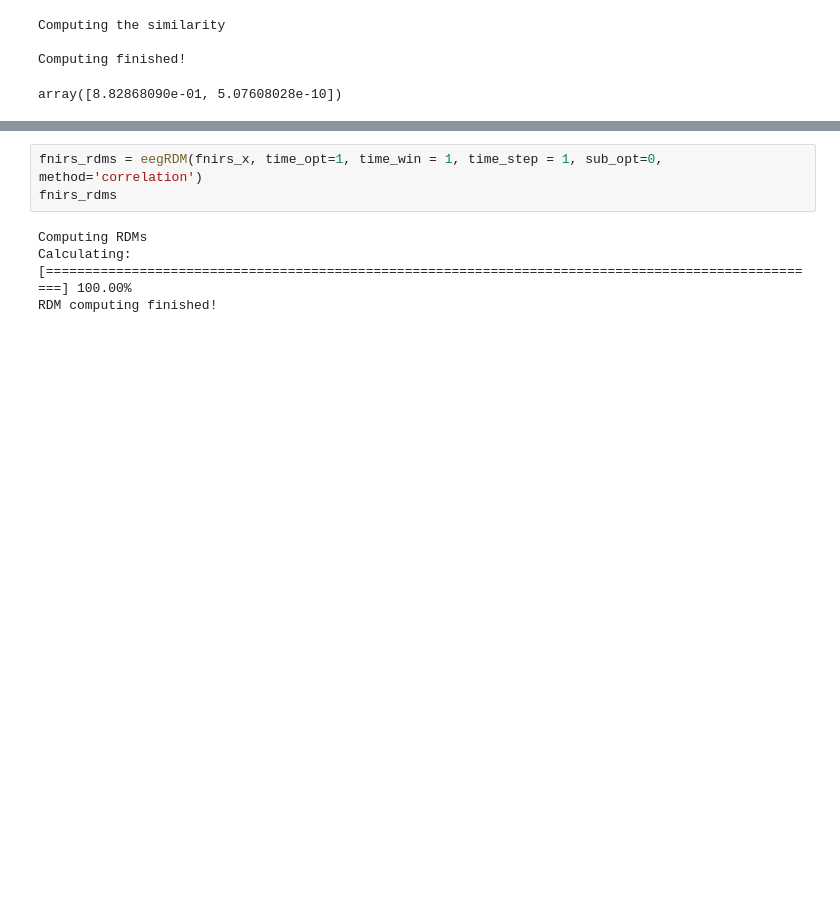
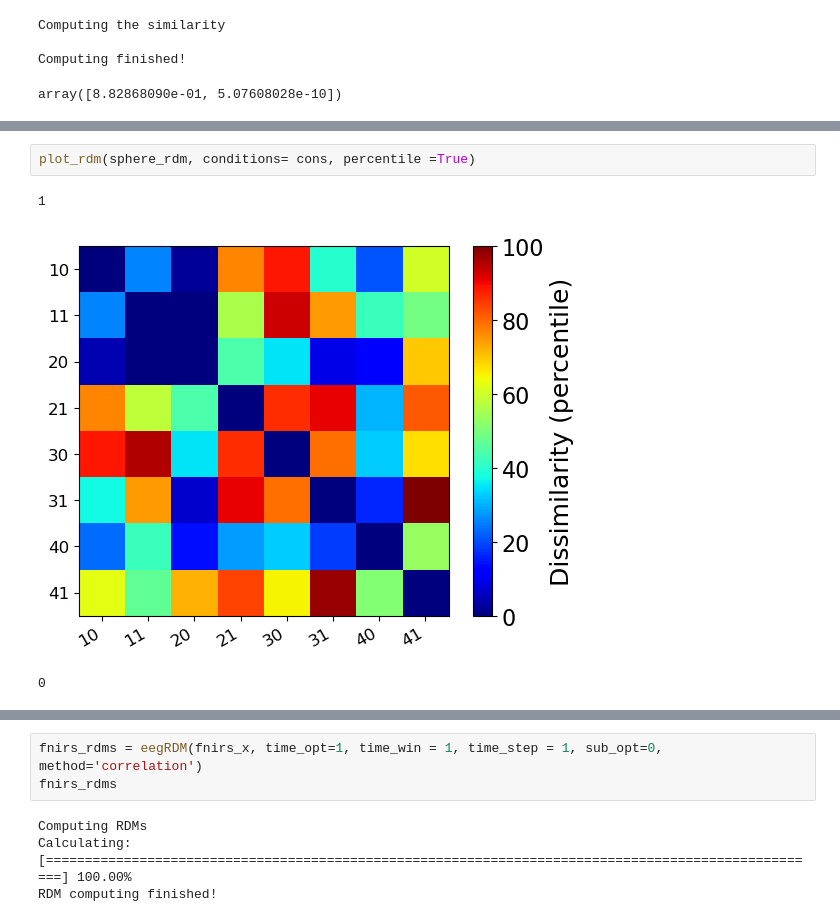
Before and after one commit to aarnol/BolT, a Jupyter notebook: rdm.ipynb, the cells around one changed output, grey strips where cells are left out. Drawn from its saved outputs; the diff is of its cells as text; blank space fills up the shorter version.

```diff
--- a/rdm.ipynb
+++ b/rdm.ipynb
@@ -473,3 +629,9 @@ array([[0.        , 0.00110579, 0.00107   , 0.00120998, 0.00125017,
+# %%
+plot_rdm(sphere_rdm, conditions= cons, percentile =True)
+# %% [output]
+1
+[figure, added]
+0
 # %%
 rsa = rdms_corr(sphere_rdm, aal_rdm, rescale=True)
 rsa
```
Also changed, not shown: parts of 19 cells of this notebook, 17 other files.
